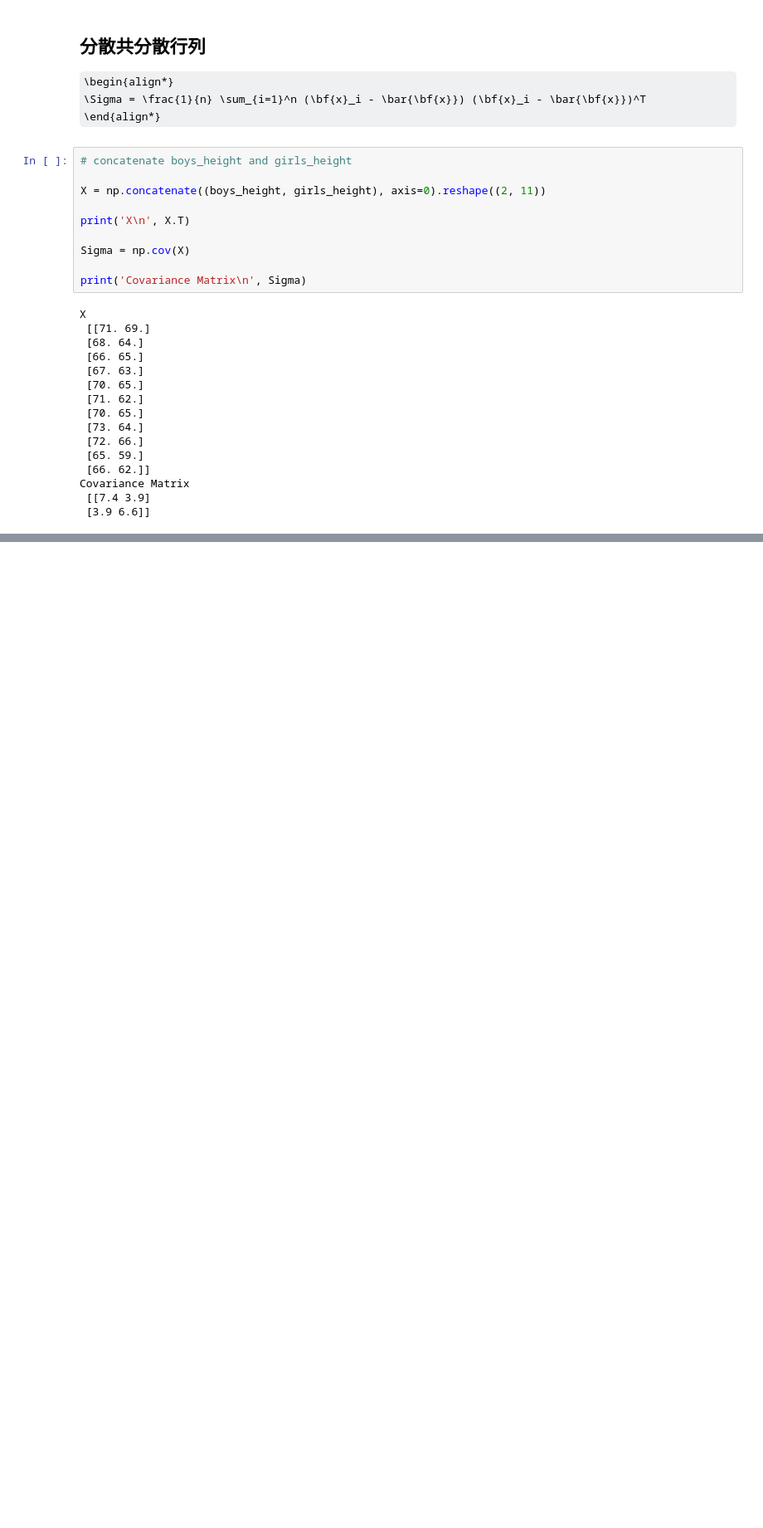
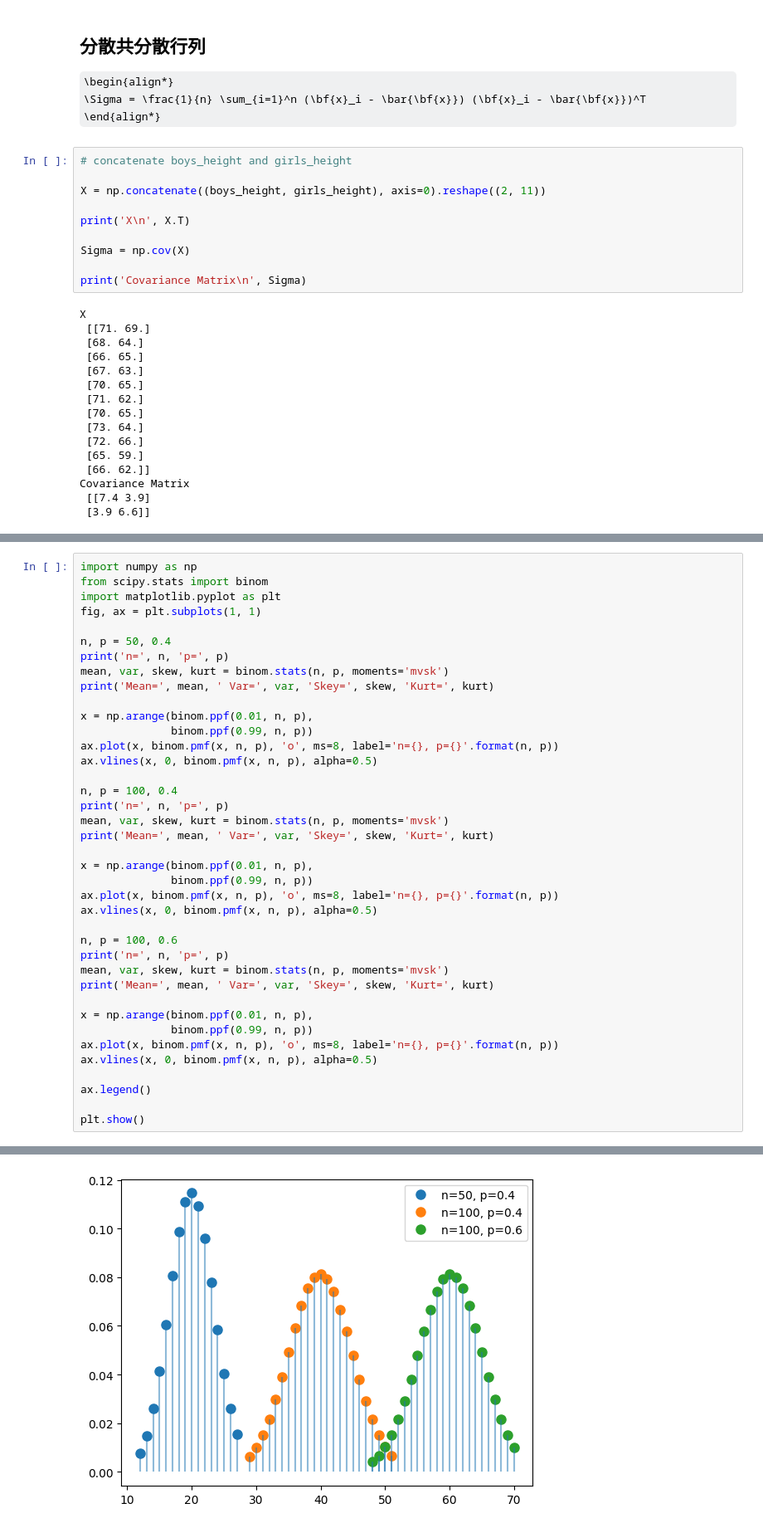
Before and after one commit to namoshi/mathAI, a Jupyter notebook: py_stat_data.ipynb, the cells around one changed output, grey strips where cells are left out. Shown: that part at 83% size. Saved outputs shown, nothing was run; the diff lists cells and outputs as text; some formulas as TeX source; blank space fills up the shorter version.

```diff
--- a/py_stat_data.ipynb
+++ b/py_stat_data.ipynb
@@ -192,0 +291,40 @@ Covariance Matrix
+# %%
+import numpy as np
+from scipy.stats import binom
+import matplotlib.pyplot as plt
+fig, ax = plt.subplots(1, 1)
+
+n, p = 50, 0.4
+print('n=', n, 'p=', p)
+mean, var, skew, kurt = binom.stats(n, p, moments='mvsk')
+print('Mean=', mean, ' Var=', var, 'Skey=', skew, 'Kurt=', kurt)
+
+x = np.arange(binom.ppf(0.01, n, p),
+              binom.ppf(0.99, n, p))
+ax.plot(x, binom.pmf(x, n, p), 'o', ms=8, label='n={}, p={}'.format(n, p))
+ax.vlines(x, 0, binom.pmf(x, n, p), alpha=0.5)
+
+n, p = 100, 0.4
+print('n=', n, 'p=', p)
+mean, var, skew, kurt = binom.stats(n, p, moments='mvsk')
+print('Mean=', mean, ' Var=', var, 'Skey=', skew, 'Kurt=', kurt)
+
+x = np.arange(binom.ppf(0.01, n, p),
+              binom.ppf(0.99, n, p))
+ax.plot(x, binom.pmf(x, n, p), 'o', ms=8, label='n={}, p={}'.format(n, p))
+ax.vlines(x, 0, binom.pmf(x, n, p), alpha=0.5)
+
+n, p = 100, 0.6
+print('n=', n, 'p=', p)
+mean, var, skew, kurt = binom.stats(n, p, moments='mvsk')
+print('Mean=', mean, ' Var=', var, 'Skey=', skew, 'Kurt=', kurt)
+
+x = np.arange(binom.ppf(0.01, n, p),
+              binom.ppf(0.99, n, p))
+ax.plot(x, binom.pmf(x, n, p), 'o', ms=8, label='n={}, p={}'.format(n, p))
+ax.vlines(x, 0, binom.pmf(x, n, p), alpha=0.5)
+
+ax.legend()
+
+plt.show()
+# %% [output]
@@ -192,0 +337 @@ Covariance Matrix
+[figure, added]
```
Also changed, not shown: parts of 10 cells of this notebook.
